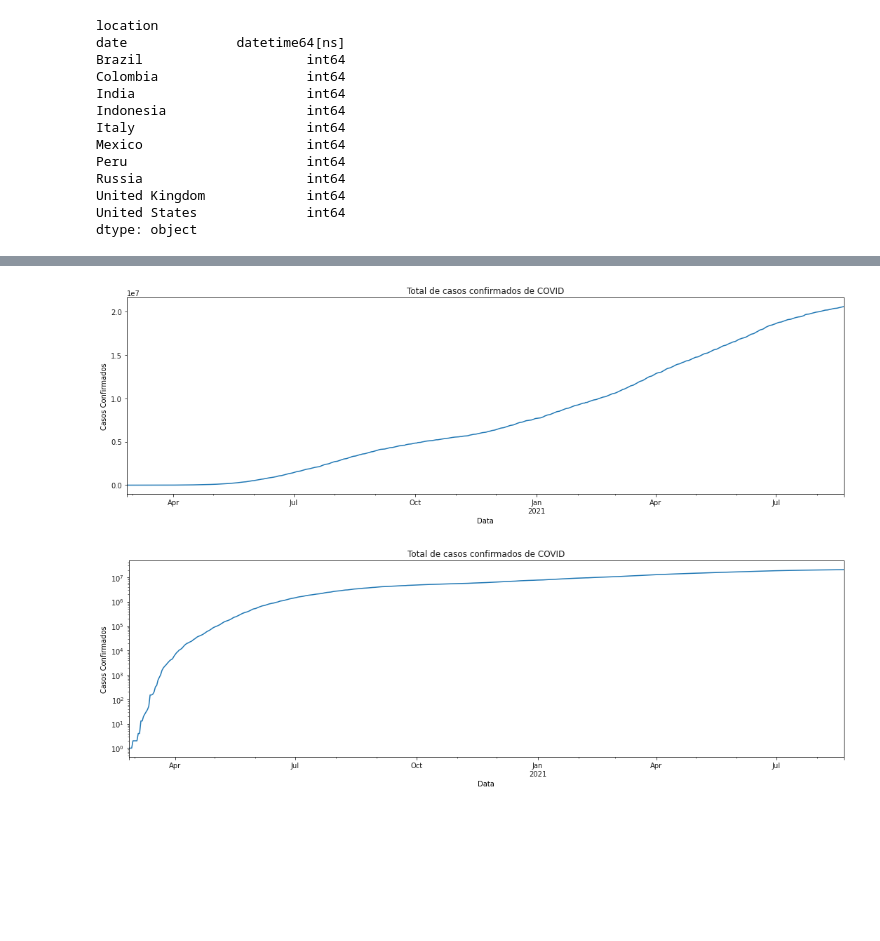
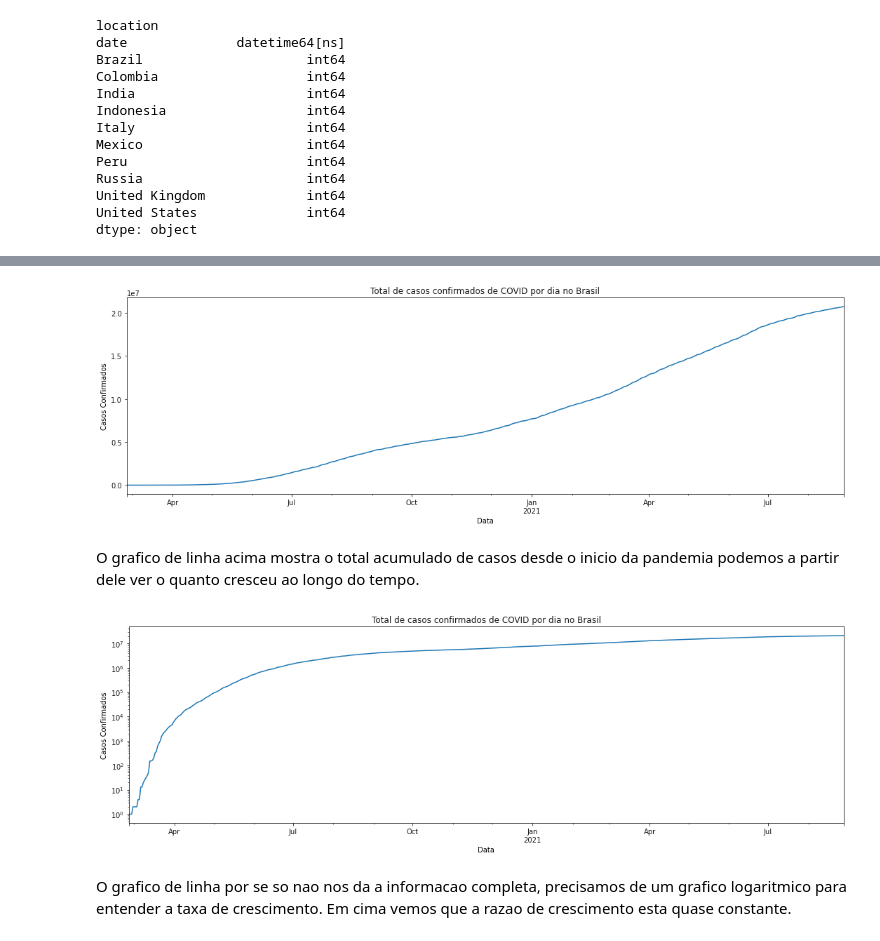
Before and after one commit to tvaditya/intro_ds_and_ml, a Jupyter notebook: Panorama_do_COVID_19_no_Brasil.ipynb, the cells around one changed output, grey strips where cells are left out. Saved outputs shown, nothing was run; the diff lists cells and outputs as text; code cells hidden in the pictures; blank space fills up the shorter version.

```diff
--- a/Panorama_do_COVID_19_no_Brasil.ipynb
+++ b/Panorama_do_COVID_19_no_Brasil.ipynb
@@ -892,23 +849,29 @@ print(idx.max())
 # %%
+# Total de casos confirmados de Covid por dia (Grafico de Linha)
 fig, ax = plt.subplots(figsize=(15, 5))
 
 df_brasil.loc[idx.min():idx.max(),"total_cases"].plot(kind="line", ax=ax)
-ax.set_title("Total de casos confirmados de COVID")
+ax.set_title("Total de casos confirmados de COVID por dia no Brasil")
 ax.set_ylabel("Casos Confirmados")
 ax.set_xlabel("Data")
 
 plt.tight_layout()
 # %% [output]
-[figure, old version]
+[figure, new version]
+# %% [markdown]
+O grafico de linha acima mostra o total acumulado de casos desde o inicio da pandemia podemos a partir dele ver o quanto cresceu ao longo do tempo.
 # %%
+# Total de casos de COVID por dia no Brasil - Grafico em logaritmo
 fig, ax = plt.subplots(figsize=(15, 5))
 
 df_brasil.loc[idx.min():idx.max(),"total_cases"].plot(kind="line", ax=ax)
-ax.set_title("Total de casos confirmados de COVID")
+ax.set_title("Total de casos confirmados de COVID por dia no Brasil")
 ax.set_yscale("log")
 ax.set_ylabel("Casos Confirmados")
 ax.set_xlabel("Data")
 
 plt.tight_layout()
 # %% [output]
-[figure, old version]
+[figure, new version]
+# %% [markdown]
+O grafico de linha por se so nao nos da a informacao completa, precisamos de um grafico logaritmico para entender a taxa de crescimento. Em cima vemos que a razao de crescimento esta quase constante.
```
Also changed, not shown: parts of 53 cells of this notebook.
